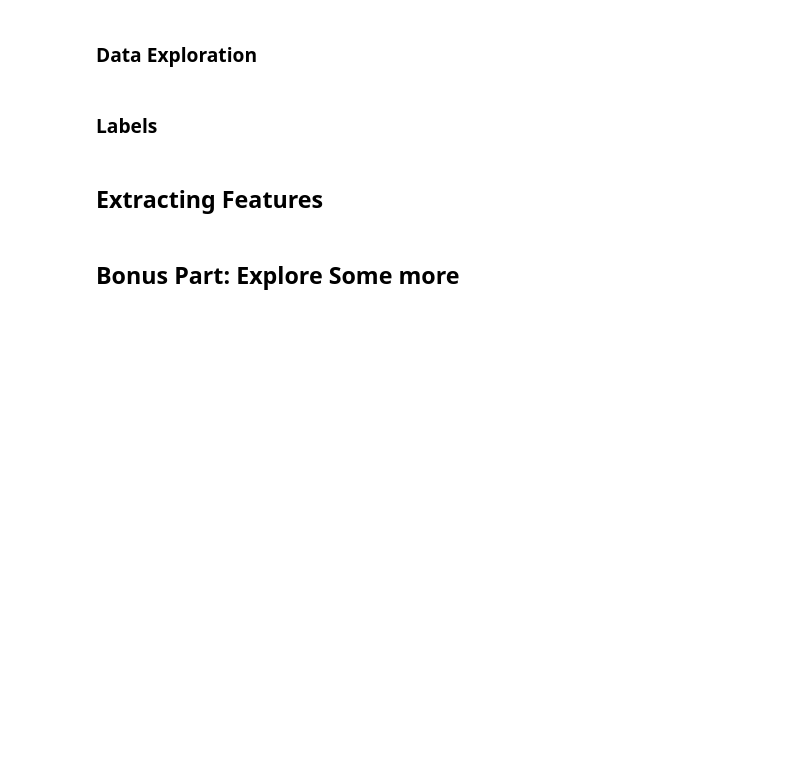
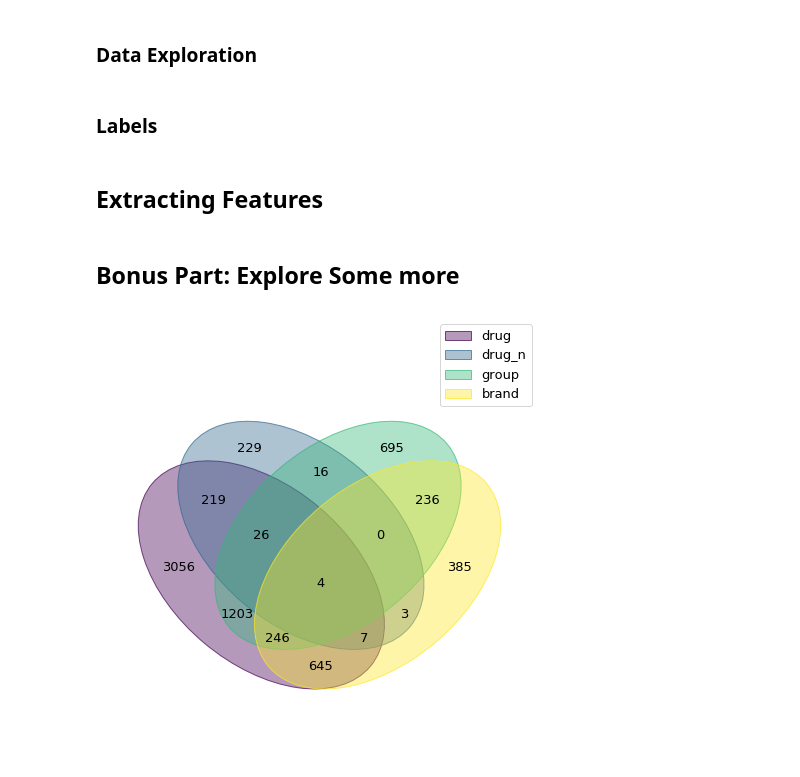
Before and after one commit to sagahansson/lt2316-h20-aa, a Jupyter notebook: run.ipynb, the cells around one changed output. Drawn from its saved outputs; the diff is of its cells as text; code cells hidden in the pictures; blank space fills up the shorter version.

```diff
--- a/run.ipynb
+++ b/run.ipynb
@@ -57,0 +56,4 @@ dataset.plot_sample_length_distribution()
+# %%
+dataset.plot_ner_cooccurence_venndiagram()
+# %% [output]
+[figure, added]
```
Also changed, not shown: parts of 1 cell of this notebook, 1 other file.
